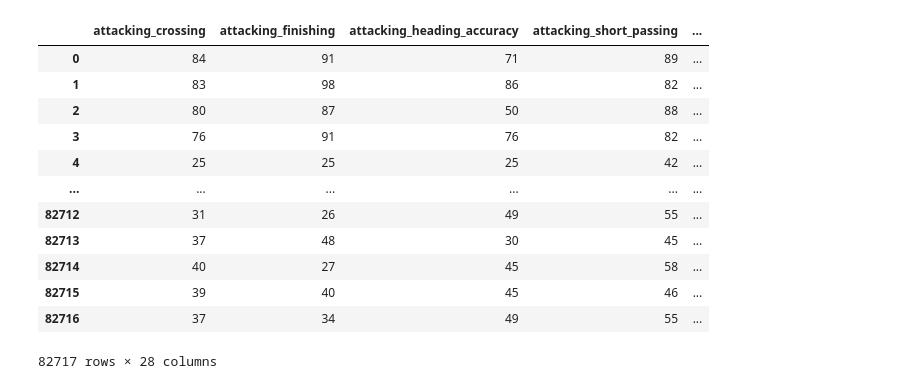
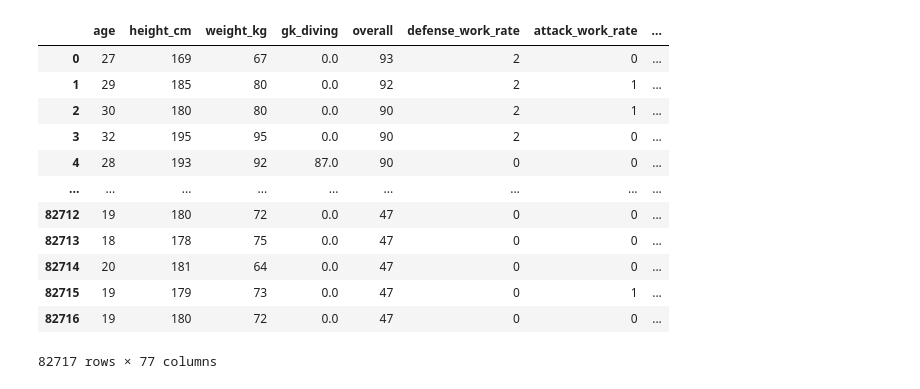
Before and after one commit to ApekshaAgnihotri/FIFA_Player_Position_Prediction, a Jupyter notebook: data1.ipynb, the cells around one changed output. Cells and saved outputs as stored; diff of their text form; code cells hidden in the pictures.

```diff
--- a/data1.ipynb
+++ b/data1.ipynb
@@ -16,7 +16,7 @@ os.chdir(path)
 
 attribute_columns=["sofifa_id","short_name","long_name","age","height_cm","weight_kg","nationality","club","overall","potential","preferred_foot","international_reputation","weak_foot","skill_moves","work_rate","body_type","player_tags","loaned_from","contract_valid_until","pace","shooting","passing","dribbling","defending","physic","player_traits ","attacking_crossing","attacking_finishing","attacking_heading_accuracy","attacking_short_passing","attacking_volleys","skill_dribbling","skill_curve","skill_fk_accuracy","skill_long_passing","skill_ball_control","movement_acceleration","movement_sprint_speed","movement_agility","movement_reactions","movement_balance","power_shot_power","power_jumping","power_stamina","power_strength","power_long_shots","mentality_aggression","mentality_interceptions","mentality_positioning","mentality_vision","mentality_penalties","mentality_composure","defending_marking","defending_standing_tackle","defending_sliding_tackle","goalkeeping_diving","goalkeeping_handling","goalkeeping_kicking","goalkeeping_positioning","goalkeeping_reflexes"]
 attribute_columns1=["age","height_cm","weight_kg","overall","potential","preferred_foot","international_reputation","weak_foot","skill_moves","work_rate","body_type","player_tags","contract_valid_until","pace","shooting","passing","dribbling","defending","physic","player_traits ","attacking_crossing","attacking_finishing","attacking_heading_accuracy","attacking_short_passing","attacking_volleys","skill_dribbling","skill_curve","skill_fk_accuracy","skill_long_passing","skill_ball_control","movement_acceleration","movement_sprint_speed","movement_agility","movement_reactions","movement_balance","power_shot_power","power_jumping","power_stamina","power_strength","power_long_shots","mentality_aggression","mentality_interceptions","mentality_positioning","mentality_vision","mentality_penalties","mentality_composure","defending_marking","defending_standing_tackle","defending_sliding_tackle","goalkeeping_diving","goalkeeping_handling","goalkeeping_kicking","goalkeeping_positioning","goalkeeping_reflexes"]
-label_columns=["sofifa_id","gk_diving","gk_handling","gk_kicking","gk_reflexes","gk_speed","gk_positioning","ls","st","rs","lw","lf","cf","rf","rw","lam","cam","ram","lm","lcm","cm","rcm","rm","lwb","ldm","cdm","rdm","rwb","lb","lcb","cb","rcb","rb"]
+label_columns=["sofifa_id","ls","st","rs","lw","lf","cf","rf","rw","lam","cam","ram","lm","lcm","cm","rcm","rm","lwb","ldm","cdm","rdm","rwb","lb","lcb","cb","rcb","rb"]
 
 
 ignored_attributes=["player_url","dob","value_eur","wage_eur","real_face","release_clause_eur","team_jersey_number","joined","nation_jersey_number"]
@@ -35,9 +35,7 @@ path2 = 'C:/Users/Gaurav Gandhi/Documents/pattern/fifa20/players_17.csv'
 path3 = 'C:/Users/Gaurav Gandhi/Documents/pattern/fifa20/players_18.csv'
 path4 = 'C:/Users/Gaurav Gandhi/Documents/pattern/fifa20/players_19.csv'
 path = 'C:/Users/Gaurav Gandhi/Documents/pattern/fifa20/players_15.csv'
-# df=pd.concat(pd.read)
-# for f in df1:
-#     df.append(pd.read_csv(f))
+
 df=pd.read_csv(path,sep=",",header="infer")
 df1=pd.read_csv(path1,sep=",",header="infer")
 df2=pd.read_csv(path2,sep=",",header="infer")
@@ -94,2 +58,19 @@ for col in label_attributes_df.columns[6:]:
+# %%
+# def extract_labels(label_attributes_df):
+ids=label_attributes_df.sofifa_id
+label_attributes_df.drop(columns=["sofifa_id"],inplace=True)
+def split_1(v):
+    if '+' in v:
+        s= v.split('+')
+        return (int(s[0])+int(s[1]))
+    else:
+        s=v.split('-')
+        return int(s[0])-int(s[1])
+p3["gk_positioning"]=p3["gk_positioning"].apply(lambda v: 0 if type(v)==str and len(v)>4 else( split_1(v) if type(v)== str and len(v)==4 else v))
+
+    # Splitting each column values by "+" and storing the addition of splitted values.
+    # Ex: label["ls"]= 93+1 =94
+for col in label_attributes_df.columns[1:]:
+    label_attributes_df[col]=label_attributes_df[col].apply(lambda v:v.split('+')).apply(lambda s: int(s[0])+int(s[1]))
 # %%
 label_attributes_df=label_attributes_df[label_attributes_df.apply(lambda x: x == label_attributes_df.max(axis = 1))]
@@ -211,50 +223,31 @@ for col in attribute_df["player_tags"]:
 # %%
 attribute_filter=["attacking_crossing","attacking_finishing","attacking_heading_accuracy","attacking_short_passing","attacking_volleys","skill_dribbling","skill_curve","skill_fk_accuracy","skill_long_passing","skill_ball_control","movement_acceleration","movement_sprint_speed","movement_agility","movement_reactions","movement_balance","power_shot_power","power_jumping","power_stamina","power_strength","power_long_shots","mentality_aggression","mentality_interceptions","mentality_positioning","mentality_vision","mentality_penalties","defending_marking","defending_standing_tackle","defending_sliding_tackle"]
 attri_df=p3.filter(attribute_filter)
-# removing + and -
-# for i in attribute_filter:
-#     for col in attribute_df[i]:
-#         if type(col) is str:
-#             if len(col)==4:
-#                 if col[2]=='+':
-#                     s=col.split('+')
-#                     col=int(s[0])+int(s[1])
-#                 else:
-#                     s=col.split('-')
-#                     col=int(s[0])-int(s[1])
-#                     print(col)
-#             elif len(col)>4:
-#                 col=0
 
-# df['new column name'] = df['column name'].apply(lambda x: 'value if condition is met' if x condition else 'value if condition is not met')
-for col in attri_df.columns:
-    attri_df= attri_df.astype('str')
 
 def split_f(v):
     if '+' in v:
         s= v.split('+')
         return (int(s[0])+int(s[1]))
     else:
         s=v.split('-')
         return int(s[0])-int(s[1])
 
 for col in attri_df.columns:
     attri_df[col]=attri_df[col].apply(lambda v: 0 if len(v)>4 else( split_f(v) if len(v)==4 else v))
 
-    # for col in label_attributes_df.columns[6:]:
-#     label_attributes_df[col]=label_attributes_df[col].apply(lambda v:v.split('+')).apply(lambda s: int(s[0])+int(s[1]))
-attri_df
+attribute_df
 # %% [output]
-|  | attacking_crossing | attacking_finishing | attacking_heading_accuracy | attacking_short_passing | ... |
-| 0 | 84 | 91 | 71 | 89 | ... |
-| 1 | 83 | 98 | 86 | 82 | ... |
-| 2 | 80 | 87 | 50 | 88 | ... |
-| 3 | 76 | 91 | 76 | 82 | ... |
-| 4 | 25 | 25 | 25 | 42 | ... |
-| ... | ... | ... | ... | ... | ... |
-| 82712 | 31 | 26 | 49 | 55 | ... |
-| 82713 | 37 | 48 | 30 | 45 | ... |
-| 82714 | 40 | 27 | 45 | 58 | ... |
-| 82715 | 39 | 40 | 45 | 46 | ... |
-| 82716 | 37 | 34 | 49 | 55 | ... |
+|  | age | height_cm | weight_kg | gk_diving | overall | defense_work_rate | attack_work_rate | ... |
+| 0 | 27 | 169 | 67 | 0.0 | 93 | 2 | 0 | ... |
+| 1 | 29 | 185 | 80 | 0.0 | 92 | 2 | 1 | ... |
+| 2 | 30 | 180 | 80 | 0.0 | 90 | 2 | 1 | ... |
+| 3 | 32 | 195 | 95 | 0.0 | 90 | 2 | 0 | ... |
+| 4 | 28 | 193 | 92 | 87.0 | 90 | 0 | 0 | ... |
+| ... | ... | ... | ... | ... | ... | ... | ... | ... |
+| 82712 | 19 | 180 | 72 | 0.0 | 47 | 0 | 0 | ... |
+| 82713 | 18 | 178 | 75 | 0.0 | 47 | 0 | 0 | ... |
+| 82714 | 20 | 181 | 64 | 0.0 | 47 | 0 | 0 | ... |
+| 82715 | 19 | 179 | 73 | 0.0 | 47 | 0 | 1 | ... |
+| 82716 | 19 | 180 | 72 | 0.0 | 47 | 0 | 0 | ... |
-82717 rows × 28 columns
+82717 rows × 77 columns
```
Also changed, not shown: parts of 6 cells of this notebook, 2 other files.
